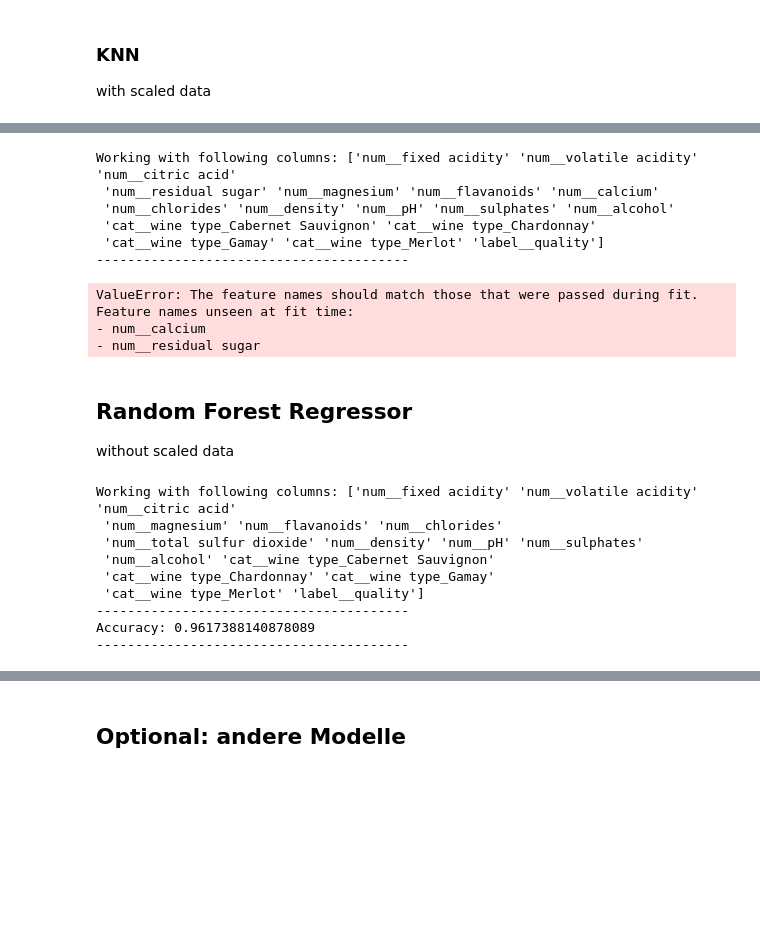
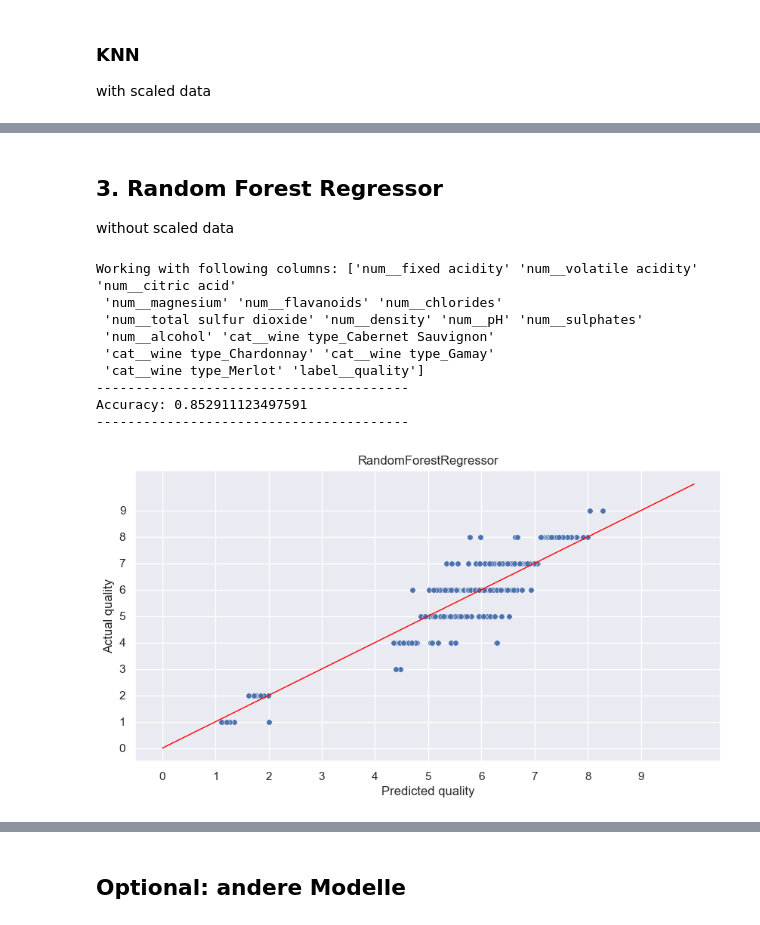
Before and after one commit to kevin-eberhardt/data-science, a Jupyter notebook: notebooks/validation.ipynb, the cells around one changed output, grey strips where cells are left out. Saved outputs shown, nothing was run; the diff lists cells and outputs as text; code cells hidden in the pictures; blank space fills up the shorter version.

```diff
--- a/notebooks/validation.ipynb
+++ b/notebooks/validation.ipynb
@@ -119,8 +119,8 @@ preprocessor = ColumnTransformer(
         ('label', label_pipeline, label)
     ]).set_output(transform="pandas")
 cleaning_pipeline.steps.append(('preprocessor', preprocessor))
-cleaning_pipeline.steps.append(("outlier_detection_label", outlier_detection_label))
 cleaning_pipeline.steps.append(('feature_selection', feature_selection))
+cleaning_pipeline.steps.append(('outlier_label', outlier_detection_label))
 cleaning_pipeline
 # %% [output]
 Pipeline(steps=[('preprocessor',
@@ -151,8 +151,8 @@ preprocessor = ColumnTransformer(
         ('label', label_pipeline, label)
     ]).set_output(transform="pandas")
 cleaning_pipeline_scaled.steps.append(('preprocessor', preprocessor))
-cleaning_pipeline_scaled.steps.append(("outlier_detection_label", outlier_detection_label))
 cleaning_pipeline_scaled.steps.append(('feature_selection', feature_selection))
+cleaning_pipeline_scaled.steps.append(('outlier_label', outlier_detection_label))
 cleaning_pipeline_scaled
 # %% [output]
 Pipeline(steps=[('preprocessor',
@@ -180,54 +205,43 @@ with scaled data
 # %%
-def run_KNN(df):
+def run_prediction(df, model_name, scaler=False):
 
-    cleaned_data = cleaning_pipeline_scaled.fit_transform(df)
+    if scaler:
+        cleaned_data = cleaning_pipeline_scaled.fit_transform(df)
+    else:
+        cleaned_data = cleaning_pipeline.fit_transform(df)
 
     #load model with pickle
-    model = pickle.load(open('./task_2/models/7000_samples/KNN.pkl', 'rb'))
+    model = pickle.load(open(f'./task_2/models/7000_samples/{model_name}.pkl', 'rb'))
     X = cleaned_data.drop('label__quality', axis=1)
     y = cleaned_data['label__quality']
     print("----------------------------------------")
     print("Accuracy:", model.score(X, y))
     print("----------------------------------------")
 
+    #predict label__quality
+    prediction = model.predict(X)
 
-run_KNN(df)
+    #make the same but with seaborn
+    sns.set_theme(style="whitegrid")
+    sns.set(rc={'figure.figsize':(10,5)})
+    ax = sns.scatterplot(x=prediction, y=y, s=30)
+    ax.plot([0, 10], [0, 10], color='red', linewidth=1)
+    ax.set(xlabel='Predicted quality', ylabel='Actual quality', title=model_name)
+    ax.set_xticks(np.arange(0, 10, 1))
+    ax.set_yticks(np.arange(0, 10, 1))
-# %% [output]
-Working with following columns: ['num__fixed acidity' 'num__volatile acidity' 'num__citric acid'
- 'num__residual sugar' 'num__magnesium' 'num__flavanoids' 'num__calcium'
- 'num__chlorides' 'num__density' 'num__pH' 'num__sulphates' 'num__alcohol'
- 'cat__wine type_Cabernet Sauvignon' 'cat__wine type_Chardonnay'
- 'cat__wine type_Gamay' 'cat__wine type_Merlot' 'label__quality']
-----------------------------------------
-ValueError: The feature names should match those that were passed during fit.
-Feature names unseen at fit time:
-- num__calcium
-- num__residual sugar
 # %% [markdown]
-## Random Forest Regressor
+## 3. Random Forest Regressor
 without scaled data
-# %%
-def run_random_forest_regressor(df):
-
-    cleaned_data = cleaning_pipeline.fit_transform(df)
-
-    #load model with pickle
-    model = pickle.load(open('./task_2/models/RandomForestRegressor.pkl', 'rb'))
-    X = cleaned_data.drop('label__quality', axis=1)
-    y = cleaned_data['label__quality']
-    print("----------------------------------------")
-    print("Accuracy:", model.score(X, y))
-    print("----------------------------------------")
-
-
-run_random_forest_regressor(df)
-# %% [output]
-Working with following columns: ['num__fixed acidity' 'num__volatile acidity' 'num__citric acid'
- 'num__magnesium' 'num__flavanoids' 'num__chlorides'
- 'num__total sulfur dioxide' 'num__density' 'num__pH' 'num__sulphates'
- 'num__alcohol' 'cat__wine type_Cabernet Sauvignon'
- 'cat__wine type_Chardonnay' 'cat__wine type_Gamay'
- 'cat__wine type_Merlot' 'label__quality']
-----------------------------------------
-Accuracy: 0.9617388140878089
-----------------------------------------
+# %%
+run_prediction(df, 'RandomForestRegressor', scaler=False)
+# %% [output]
+Working with following columns: ['num__fixed acidity' 'num__volatile acidity' 'num__citric acid'
+ 'num__magnesium' 'num__flavanoids' 'num__chlorides'
+ 'num__total sulfur dioxide' 'num__density' 'num__pH' 'num__sulphates'
+ 'num__alcohol' 'cat__wine type_Cabernet Sauvignon'
+ 'cat__wine type_Chardonnay' 'cat__wine type_Gamay'
+ 'cat__wine type_Merlot' 'label__quality']
+----------------------------------------
+Accuracy: 0.852911123497591
+----------------------------------------
+[figure, added]
```
Also changed, not shown: parts of 18 cells of this notebook, 2 other files.
